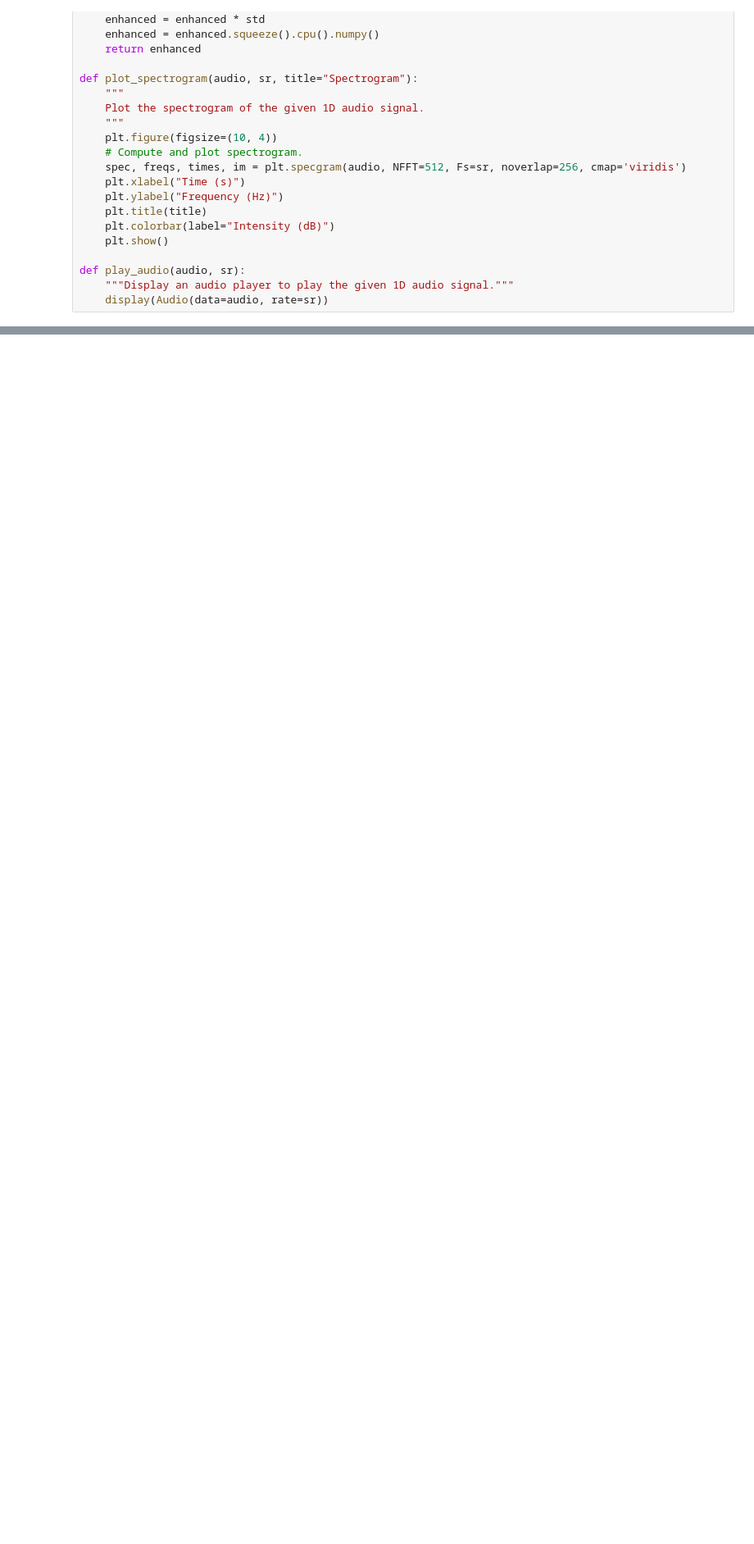
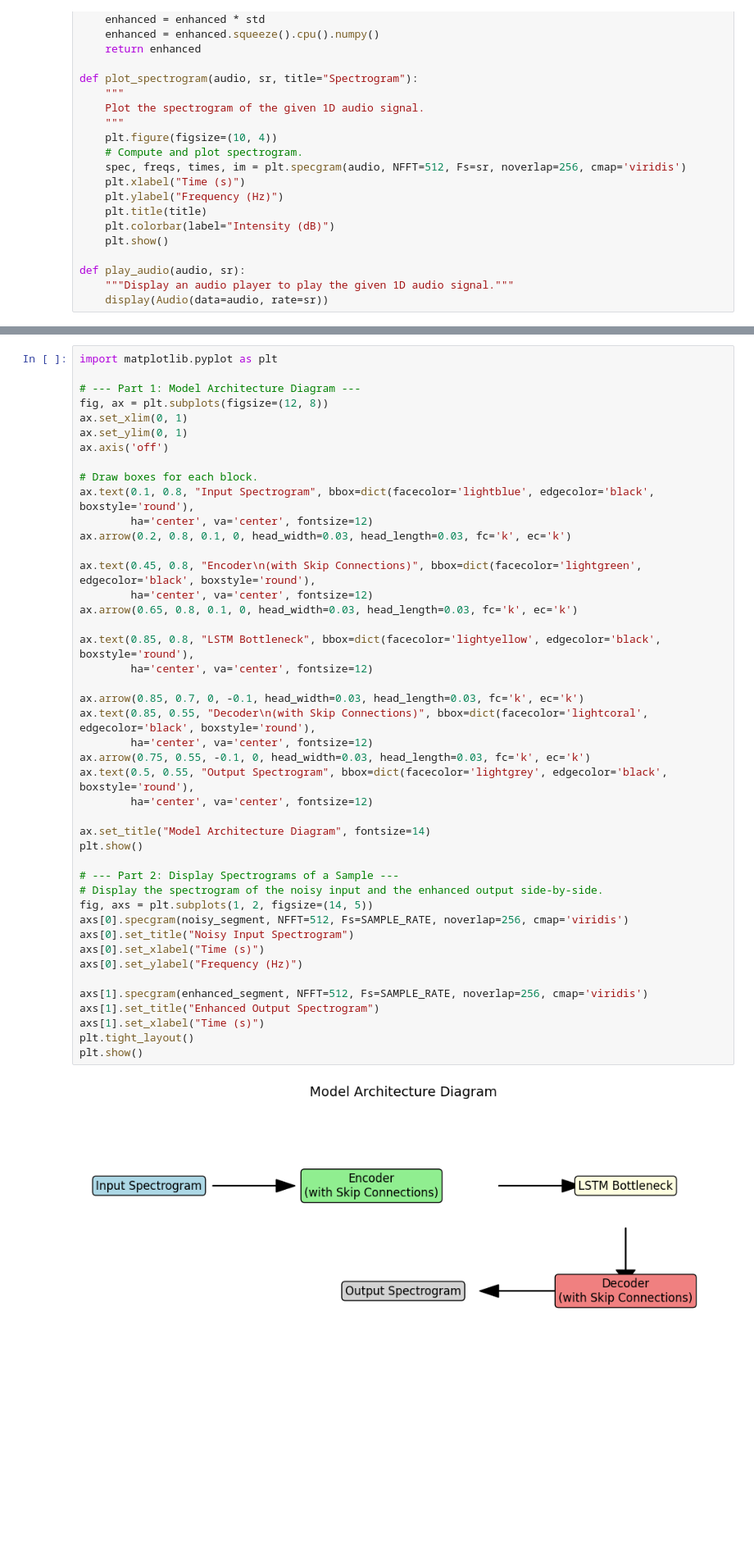
Before and after one commit to GitStroberi/Denoiser, a Jupyter notebook: evaluation.ipynb, the cells around one changed output, grey strips where cells are left out. Shown at 82% size. Drawn from its saved outputs; the diff is of its cells as text; blank space fills up the shorter version.

```diff
--- a/evaluation.ipynb
+++ b/evaluation.ipynb
@@ -200,0 +287,46 @@ Enhanced Audio:
+# %%
+import matplotlib.pyplot as plt
+
+# --- Part 1: Model Architecture Diagram ---
+fig, ax = plt.subplots(figsize=(12, 8))
+ax.set_xlim(0, 1)
+ax.set_ylim(0, 1)
+ax.axis('off')
+
+# Draw boxes for each block.
+ax.text(0.1, 0.8, "Input Spectrogram", bbox=dict(facecolor='lightblue', edgecolor='black', boxstyle='round'),
+        ha='center', va='center', fontsize=12)
+ax.arrow(0.2, 0.8, 0.1, 0, head_width=0.03, head_length=0.03, fc='k', ec='k')
+
+ax.text(0.45, 0.8, "Encoder\n(with Skip Connections)", bbox=dict(facecolor='lightgreen', edgecolor='black', boxstyle='round'),
+        ha='center', va='center', fontsize=12)
+ax.arrow(0.65, 0.8, 0.1, 0, head_width=0.03, head_length=0.03, fc='k', ec='k')
+
+ax.text(0.85, 0.8, "LSTM Bottleneck", bbox=dict(facecolor='lightyellow', edgecolor='black', boxstyle='round'),
+        ha='center', va='center', fontsize=12)
+
+ax.arrow(0.85, 0.7, 0, -0.1, head_width=0.03, head_length=0.03, fc='k', ec='k')
+ax.text(0.85, 0.55, "Decoder\n(with Skip Connections)", bbox=dict(facecolor='lightcoral', edgecolor='black', boxstyle='round'),
+        ha='center', va='center', fontsize=12)
+ax.arrow(0.75, 0.55, -0.1, 0, head_width=0.03, head_length=0.03, fc='k', ec='k')
+ax.text(0.5, 0.55, "Output Spectrogram", bbox=dict(facecolor='lightgrey', edgecolor='black', boxstyle='round'),
+        ha='center', va='center', fontsize=12)
+
+ax.set_title("Model Architecture Diagram", fontsize=14)
+plt.show()
+
+# --- Part 2: Display Spectrograms of a Sample ---
+# Display the spectrogram of the noisy input and the enhanced output side-by-side.
+fig, axs = plt.subplots(1, 2, figsize=(14, 5))
+axs[0].specgram(noisy_segment, NFFT=512, Fs=SAMPLE_RATE, noverlap=256, cmap='viridis')
+axs[0].set_title("Noisy Input Spectrogram")
+axs[0].set_xlabel("Time (s)")
+axs[0].set_ylabel("Frequency (Hz)")
+
+axs[1].specgram(enhanced_segment, NFFT=512, Fs=SAMPLE_RATE, noverlap=256, cmap='viridis')
+axs[1].set_title("Enhanced Output Spectrogram")
+axs[1].set_xlabel("Time (s)")
+plt.tight_layout()
+plt.show()
+# %% [output]
+[figure, added]
```
Also changed, not shown: parts of 4 cells of this notebook, 10 other files.
